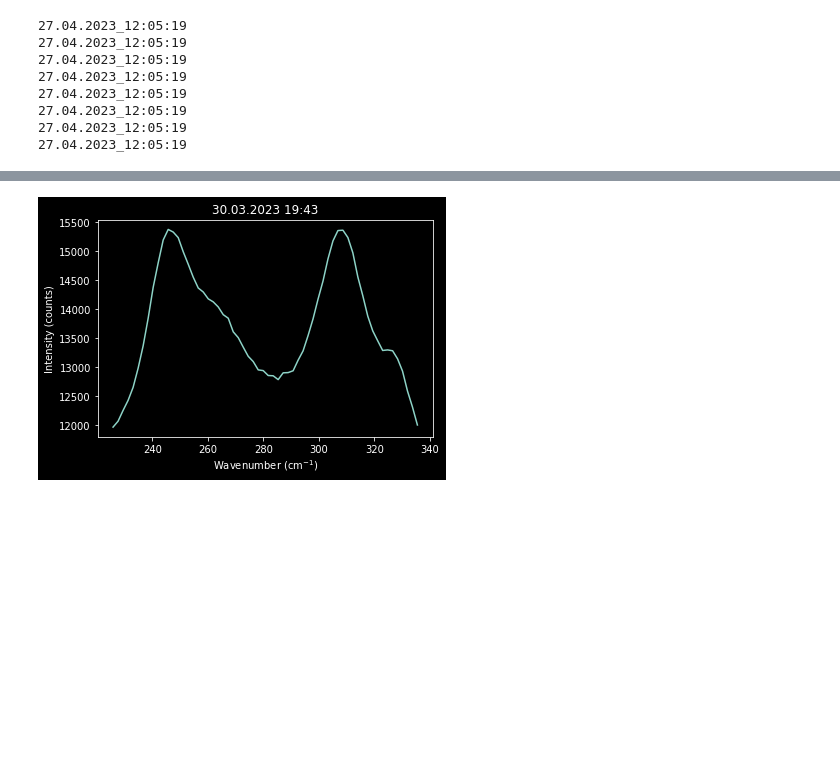
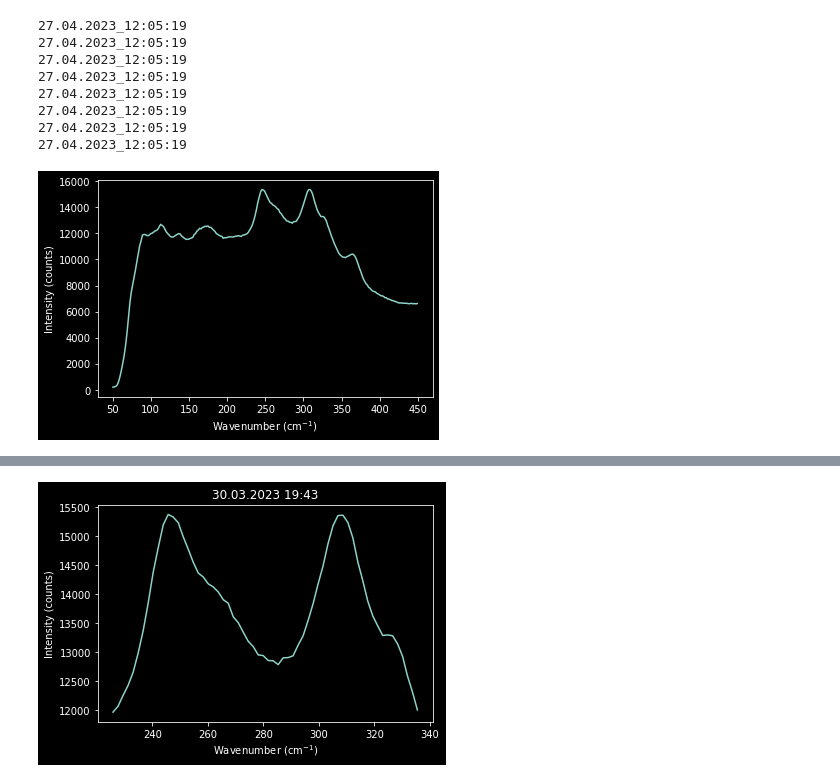
Before and after one commit to oftavira/codespaces-jupyter, a Jupyter notebook: tony/practica.ipynb, the cells around one changed output, grey strips where cells are left out. Saved outputs shown, nothing was run; the diff lists cells and outputs as text; code cells hidden in the pictures; blank space fills up the shorter version.

```diff
--- a/tony/practica.ipynb
+++ b/tony/practica.ipynb
@@ -237,6 +237,7 @@ class RamanSpectrum:
 
         yspec = max(y)
 
+        yspec1 = yspec*f1
         yspec2 = yspec*f2
         yspec3 = yspec*f3
         yspec4 = yspec*f4
@@ -244,7 +245,7 @@ class RamanSpectrum:
 
         # Perform the multi-peak fitting
         # initial_guess = [yspec3, 450, 100, yspec2, 510, 10, yspec, 520, 10]
-        initial_guess = [yspec5, c5, s5, yspec4, c4, s4, yspec3, c3, s3, yspec2, c2, s2, yspec, c1, s1]   # Initial guess for parameters: [amplitude1, center1, sigma1, amplitude2, center2, sigma2, amplitude3, center3, sigma3]
+        initial_guess = [yspec5, c5, s5, yspec4, c4, s4, yspec3, c3, s3, yspec2, c2, s2, yspec1, c1, s1]   # Initial guess for parameters: [amplitude1, center1, sigma1, amplitude2, center2, sigma2, amplitude3, center3, sigma3]
 
         if not os.path.exists(self.sample+'/fit'):
                 os.makedirs(self.sample+'/fit')
@@ -354,0 +351,3 @@ for spec in files:
+# %%
+r = RamanSpectrum(files[0])
+r.metadata
@@ -364,3 +381,7 @@ for s in specs:
 27.04.2023_12:05:19
 27.04.2023_12:05:19
 27.04.2023_12:05:19
+# %%
+r.plot()
+# %% [output]
+[figure, added]
```
Also changed, not shown: parts of 6 cells of this notebook, 1 other file.
